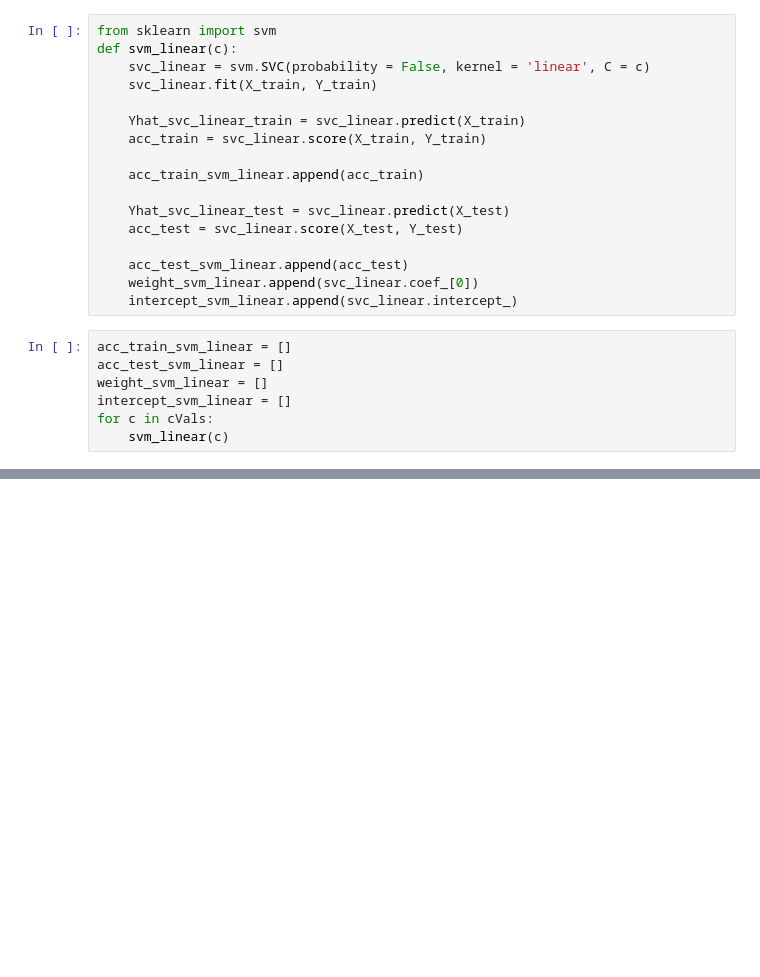
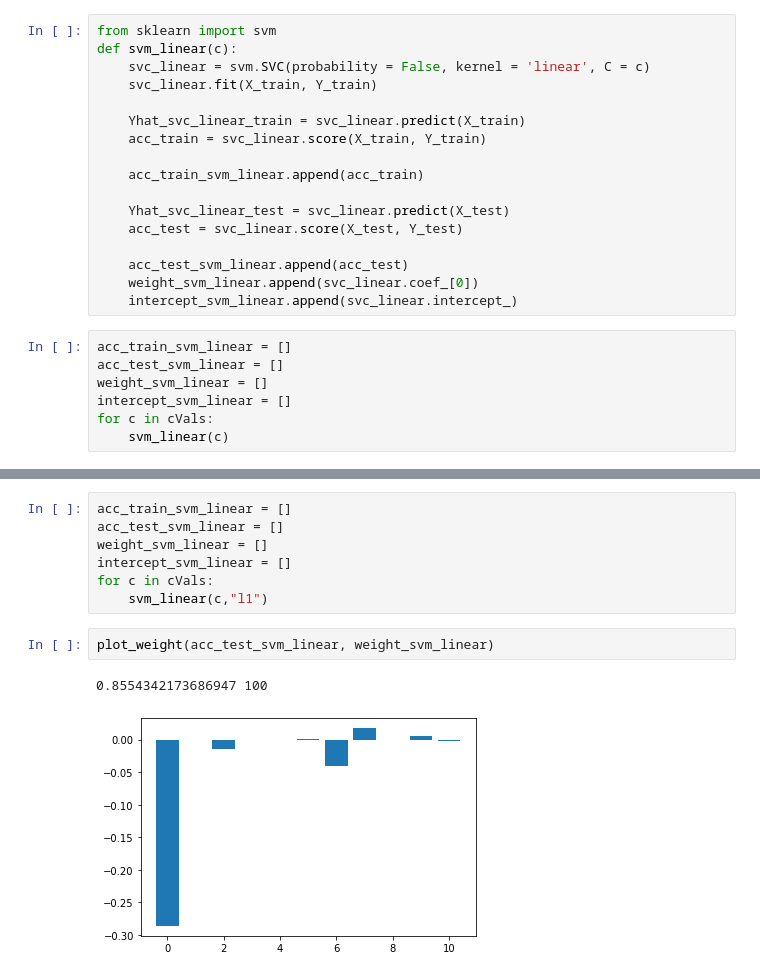
Before and after one commit to LujieZ/cs4563-machine-learning, a Jupyter notebook: svm.ipynb, the cells around one changed output, grey strips where cells are left out. Drawn from its saved outputs; the diff is of its cells as text; blank space fills up the shorter version.

```diff
--- a/svm.ipynb
+++ b/svm.ipynb
@@ -106,0 +145,12 @@ plot_acc(acc_train_svm_rbf, acc_test_svm_rbf, lamb)
+# %%
+acc_train_svm_linear = []
+acc_test_svm_linear = []
+weight_svm_linear = []
+intercept_svm_linear = []
+for c in cVals:
+    svm_linear(c,"l1")
+# %%
+plot_weight(acc_test_svm_linear, weight_svm_linear)
+# %% [output]
+0.8554342173686947 100
+[figure, added]
```
Also changed, not shown: parts of 18 cells of this notebook, 1 other file.
